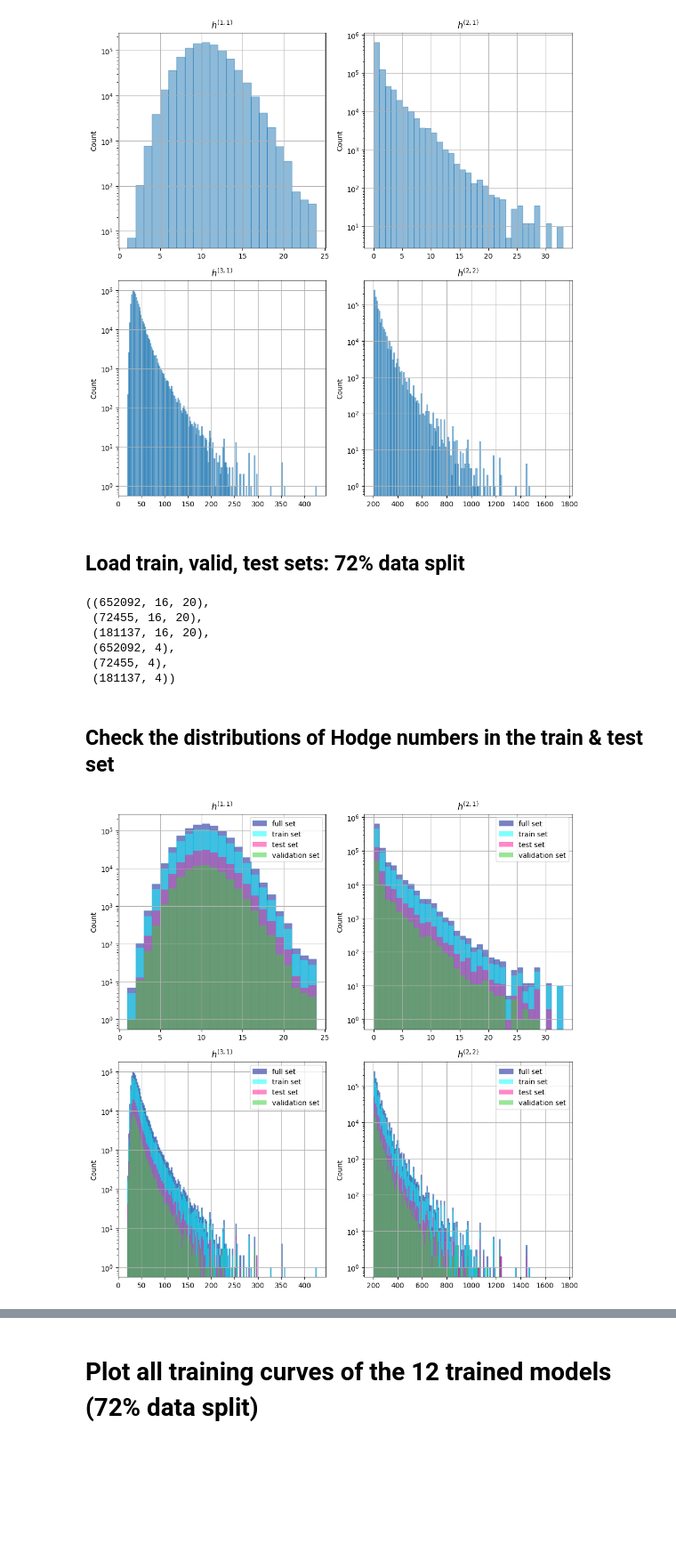
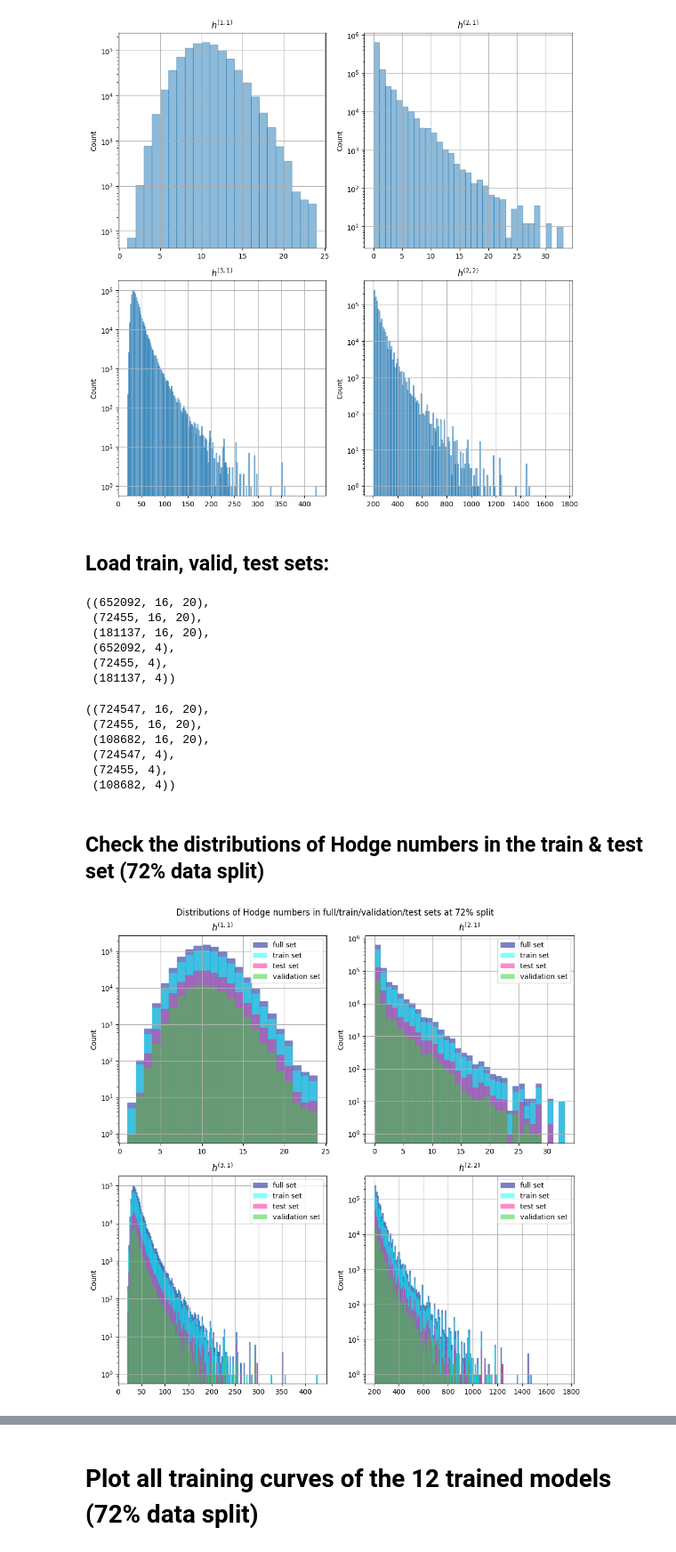
Before and after one commit to lorrespz/CICY4-Deep-learning-hybrid-recurrent-NNs-main, a Jupyter notebook: cicy4-data-training-curves-processing.ipynb, the cells around one changed output, grey strips where cells are left out. Shown at 89% size. Cells and saved outputs as stored; diff of their text form; code cells hidden in the pictures; blank space fills up the shorter version.

```diff
--- a/cicy4-data-training-curves-processing.ipynb
+++ b/cicy4-data-training-curves-processing.ipynb
@@ -100,7 +100,7 @@ plt.savefig('All_Hodge_dist')
 # %% [output]
 [figure]
 # %% [markdown]
-## Load train, valid, test sets: 72% data split
+## Load train, valid, test sets:
 # %%
 #TRAIN SET
 X_train = np.load('/kaggle/input/calabi-yau-cicy-4-folds/conf_Xtrain.npy')
@@ -122,8 +122,27 @@ X_train.shape, X_valid.shape, X_test.shape, y_train.shape, y_valid.shape, y_test
  (652092, 4),
  (72455, 4),
  (181137, 4))
+# %%
+#TRAIN SET-80pc
+X_train_80 = np.load('/kaggle/input/calabi-yau-cicy-4-folds/conf_Xtrain_80.npy')
+y_train_80 = np.load('/kaggle/input/calabi-yau-cicy-4-folds/hodge_ytrain_80.npy')
+
+#VALIDATION SET-same
+
+# TEST SET-12pc
+X_test_80 = np.load('/kaggle/input/calabi-yau-cicy-4-folds/conf_Xtest_80.npy')
+y_test_80= np.load('/kaggle/input/calabi-yau-cicy-4-folds/hodge_ytest_80.npy')
+
+X_train_80.shape, X_valid.shape, X_test_80.shape, y_train_80.shape, y_valid.shape, y_test_80.shape
+# %% [output]
+((724547, 16, 20),
+ (72455, 16, 20),
+ (108682, 16, 20),
+ (724547, 4),
+ (72455, 4),
+ (108682, 4))
 # %% [markdown]
-## Check the distributions of Hodge numbers in the train & test set
+## Check the distributions of Hodge numbers in the train & test set (72% data split)
 # %%
 style = {'facecolor': 'darkblue', 'edgecolor': 'C0', 'linewidth': 0.9}
 style3 = {'facecolor': 'limegreen'}
@@ -148,31 +167,32 @@ ax[0,1].hist(y_train[:,1], bins=range(h21min, h21max+1), alpha=0.5, label='train
 ax[0,1].hist(y_test[:,1], bins=range(h21min, h21max+1), alpha=0.5, label='test set',**style2)
 ax[0,1].hist(y_valid[:,1], bins=range(h21min, h21max+1), alpha=0.5, label='validation set',**style3)
 ax[0,1].set_title('$h^{(2,1)}$')
 ax[0,1].set_ylabel('Count')
 ax[0,1].legend()
 ax[0,1].grid()
 ax[0,1].set_yscale('log')
 
 ax[1,0].hist(y[:,2], bins=range(h31min, h31max+1, 2), alpha=0.5, label='full set', **style)
 ax[1,0].hist(y_train[:,2], bins=range(h31min, h31max+1, 2), alpha=0.5, label='train set',**style1)
 ax[1,0].hist(y_test[:,2], bins=range(h31min, h31max+1, 2), alpha=0.5, label='test set',**style2)
 ax[1,0].hist(y_valid[:,2], bins=range(h31min, h31max+1, 2), alpha=0.5, label='validation set',**style3)
 ax[1,0].set_title('$h^{(3,1)}$')
 ax[1,0].set_ylabel('Count')
 ax[1,0].legend()
 ax[1,0].grid()
 ax[1,0].set_yscale('log')
 
 ax[1,1].hist(y[:,3], bins=range(h22min, h22max+1,10), alpha=0.5, label = 'full set', **style)
 ax[1,1].hist(y_train[:,3], bins=range(h22min, h22max+1,10), alpha=0.5, label = 'train set',**style1)
 ax[1,1].hist(y_test[:,3], bins=range(h22min, h22max+1,10), alpha=0.5, label = 'test set',**style2)
 ax[1,1].hist(y_valid[:,3], bins=range(h22min, h22max+1,10), alpha=0.5, label = 'validation set', **style3)
 ax[1,1].set_title('$h^{(2,2)}$')
 ax[1,1].set_ylabel('Count')
 ax[1,1].legend()
 ax[1,1].grid()
 ax[1,1].set_yscale('log')
 
+plt.suptitle('Distributions of Hodge numbers in full/train/validation/test sets at 72% split')
 plt.savefig('Hodge_numbers_distributions')
 # %% [output]
-[figure, old version]
+[figure, new version]
```
Also changed, not shown: parts of 1 cell of this notebook.
